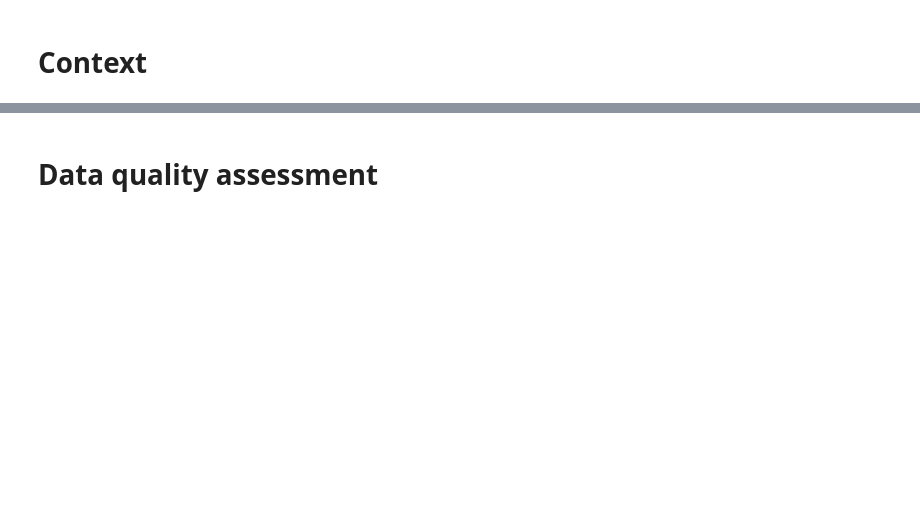
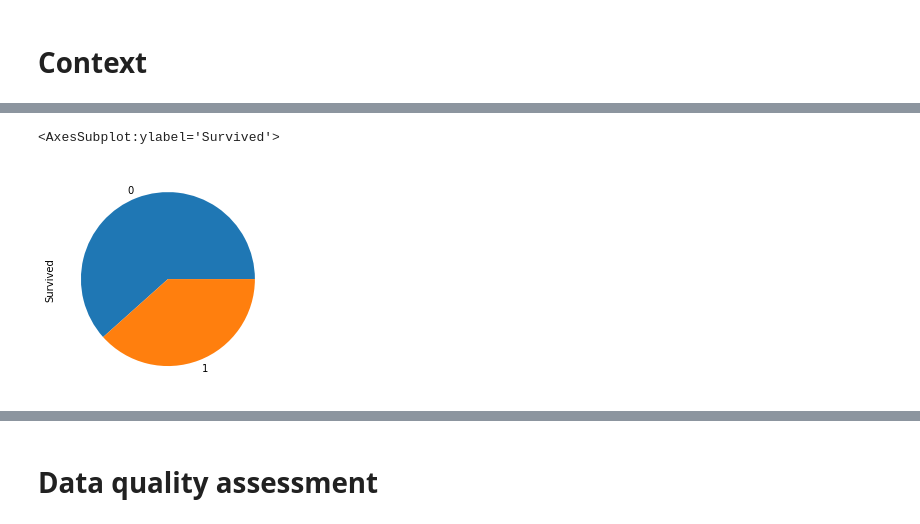
Before and after one commit to kasia-pankevich/ml-intro, a Jupyter notebook: 2_data_exploration/eda.ipynb, the cells around one changed output, grey strips where cells are left out. Cells and saved outputs as stored; diff of their text form; code cells hidden in the pictures; blank space fills up the shorter version.

```diff
--- a/2_data_exploration/eda.ipynb
+++ b/2_data_exploration/eda.ipynb
@@ -22,0 +71,5 @@ PORT_COL = 'Embarked'
+# %%
+titanic_data[SURVIVED_COL].value_counts().plot.pie()
+# %% [output]
+<AxesSubplot:ylabel='Survived'>
+[figure, added]
```
Also changed, not shown: parts of 22 cells of this notebook.
